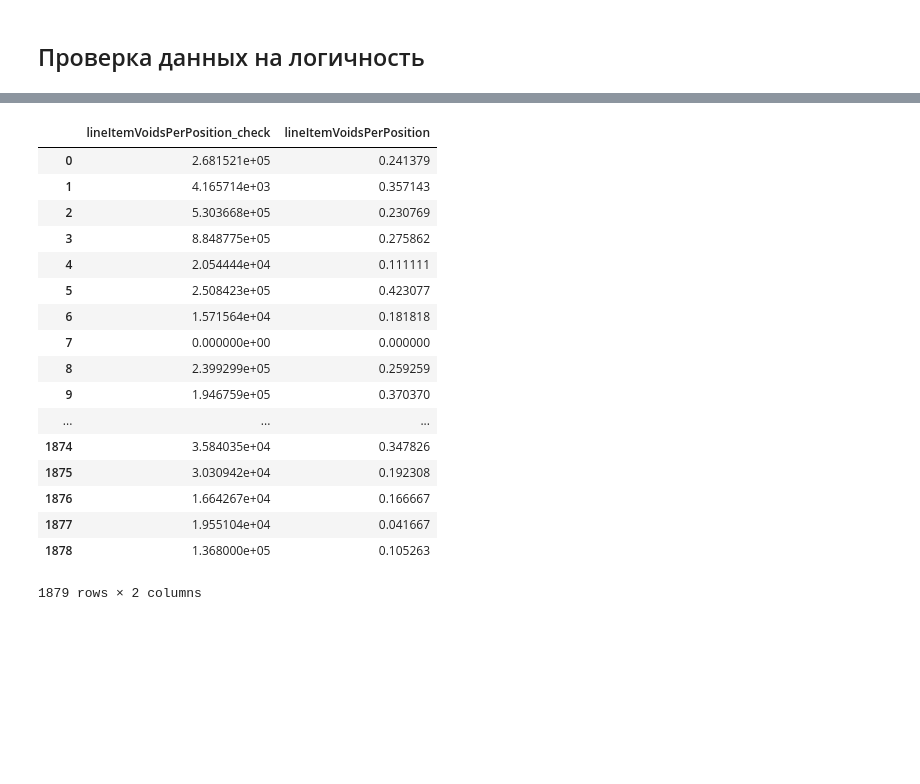
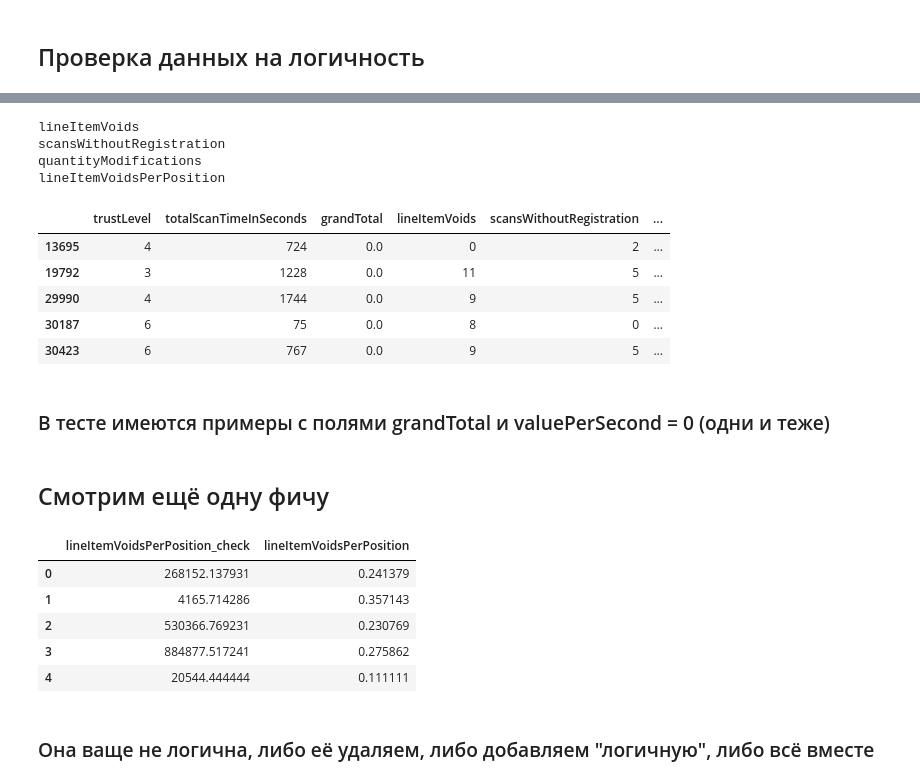
Before and after one commit to Perevalov/dmc2019, a Jupyter notebook: notebooks/data_exploring.ipynb, the cells around one changed output, grey strips where cells are left out. Saved outputs shown, nothing was run; the diff lists cells and outputs as text; code cells hidden in the pictures; blank space fills up the shorter version.

```diff
--- a/notebooks/data_exploring.ipynb
+++ b/notebooks/data_exploring.ipynb
@@ -280,6 +249,6 @@ sns.distplot(test_data['valuePerSecond'].loc[indicator_test],bins=15,color="r")
 ## Проверка данных на логичность
 # %%
 #valuePerSecond - среднее число в деньгах, проходящее через кассу в секунду (grandTotal/totalScanTimeInSeconds)
-train_data['valuePerSecond_check'] = train_data['grandTotal']/train_data['totalScanTimeInSeconds']
-train_data[['valuePerSecond_check','valuePerSecond']]
+test_data['valuePerSecond_check'] = test_data['grandTotal']/test_data['totalScanTimeInSeconds']
+(test_data['valuePerSecond_check'] == test_data['valuePerSecond']) [:5]
 # %% [output]
@@ -304,23 +284,35 @@ train_data[['valuePerSecond_check','valuePerSecond']]
+# %%
+for c in test_data.columns:
+    if train_data[train_data[c] <= 0].shape[0] > 0:
+        print(c)
+# %% [output]
+lineItemVoids
+scansWithoutRegistration
+quantityModifications
+lineItemVoidsPerPosition
+# %%
+test_data[test_data['grandTotal'] <= 0].head()
+# %% [output]
+|  | trustLevel | totalScanTimeInSeconds | grandTotal | lineItemVoids | scansWithoutRegistration | ... |
+| 13695 | 4 | 724 | 0.0 | 0 | 2 | ... |
+| 19792 | 3 | 1228 | 0.0 | 11 | 5 | ... |
+| 29990 | 4 | 1744 | 0.0 | 9 | 5 | ... |
+| 30187 | 6 | 75 | 0.0 | 8 | 0 | ... |
+| 30423 | 6 | 767 | 0.0 | 9 | 5 | ... |
+# %% [markdown]
+### В тесте имеются примеры с полями grandTotal и valuePerSecond = 0 (одни и теже)
+# %% [markdown]
+## Смотрим ещё одну фичу
 # %%
 #lineItemVoidsPerPosition - среднее число ошибочных сканирований, поделенное на общее число безошибочных сканирований (lineItemVoids/scannedLineItemsPerSecond*totalScanTimeInSeconds)
 train_data['lineItemVoidsPerPosition_check'] = train_data['lineItemVoids']/train_data['scannedLineItemsPerSecond']*train_data['totalScanTimeInSeconds']
-train_data[['lineItemVoidsPerPosition_check','lineItemVoidsPerPosition']]
+train_data[['lineItemVoidsPerPosition_check','lineItemVoidsPerPosition']].head()
 # %% [output]
 |  | lineItemVoidsPerPosition_check | lineItemVoidsPerPosition |
-| 0 | 2.681521e+05 | 0.241379 |
-| 1 | 4.165714e+03 | 0.357143 |
-| 2 | 5.303668e+05 | 0.230769 |
-| 3 | 8.848775e+05 | 0.275862 |
-| 4 | 2.054444e+04 | 0.111111 |
-| 5 | 2.508423e+05 | 0.423077 |
-| 6 | 1.571564e+04 | 0.181818 |
-| 7 | 0.000000e+00 | 0.000000 |
-| 8 | 2.399299e+05 | 0.259259 |
-| 9 | 1.946759e+05 | 0.370370 |
-| ... | ... | ... |
-| 1874 | 3.584035e+04 | 0.347826 |
-| 1875 | 3.030942e+04 | 0.192308 |
-| 1876 | 1.664267e+04 | 0.166667 |
-| 1877 | 1.955104e+04 | 0.041667 |
-| 1878 | 1.368000e+05 | 0.105263 |
+| 0 | 268152.137931 | 0.241379 |
+| 1 | 4165.714286 | 0.357143 |
+| 2 | 530366.769231 | 0.230769 |
+| 3 | 884877.517241 | 0.275862 |
+| 4 | 20544.444444 | 0.111111 |
-1879 rows × 2 columns
+# %% [markdown]
+### Она ваще не логична, либо её удаляем, либо добавляем "логичную", либо всё вместе
```
Also changed, not shown: parts of 10 cells of this notebook, 4 other files.
